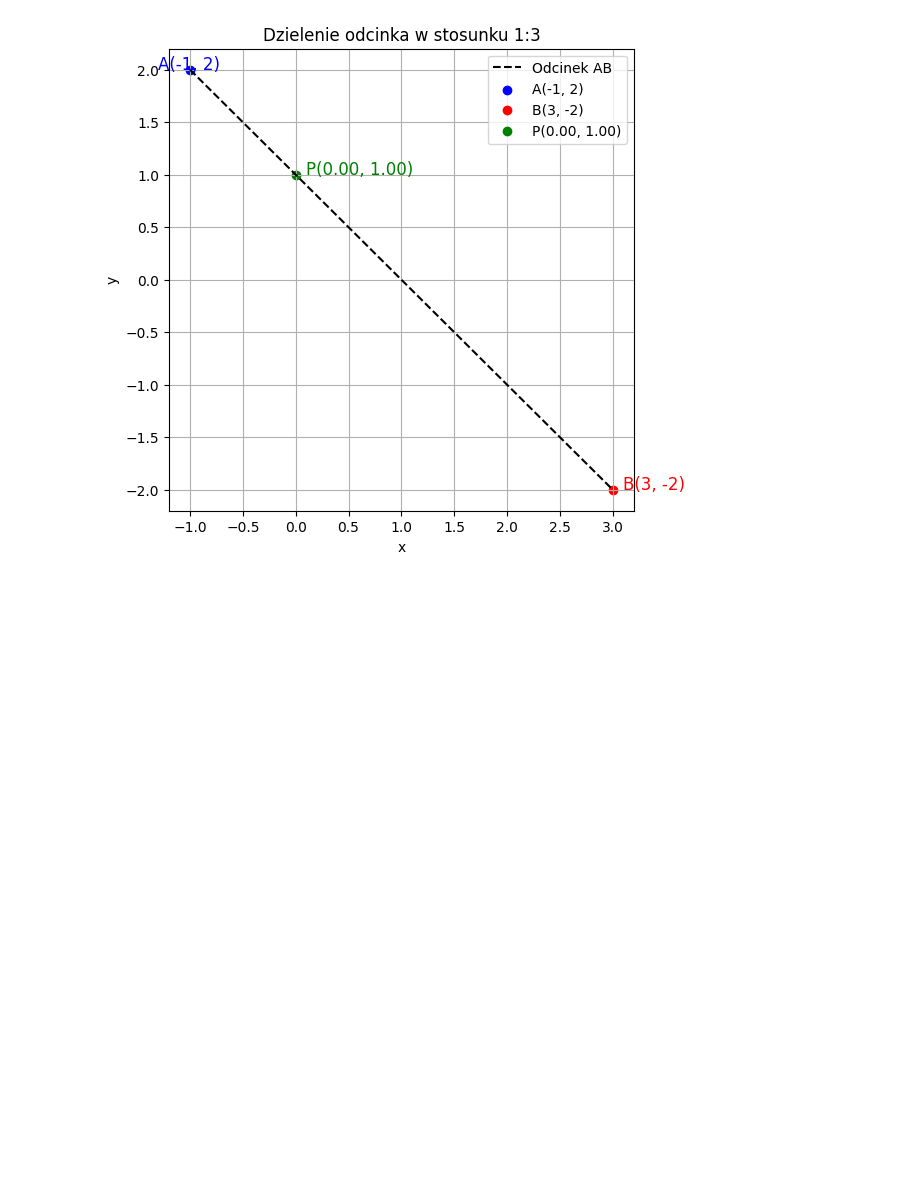
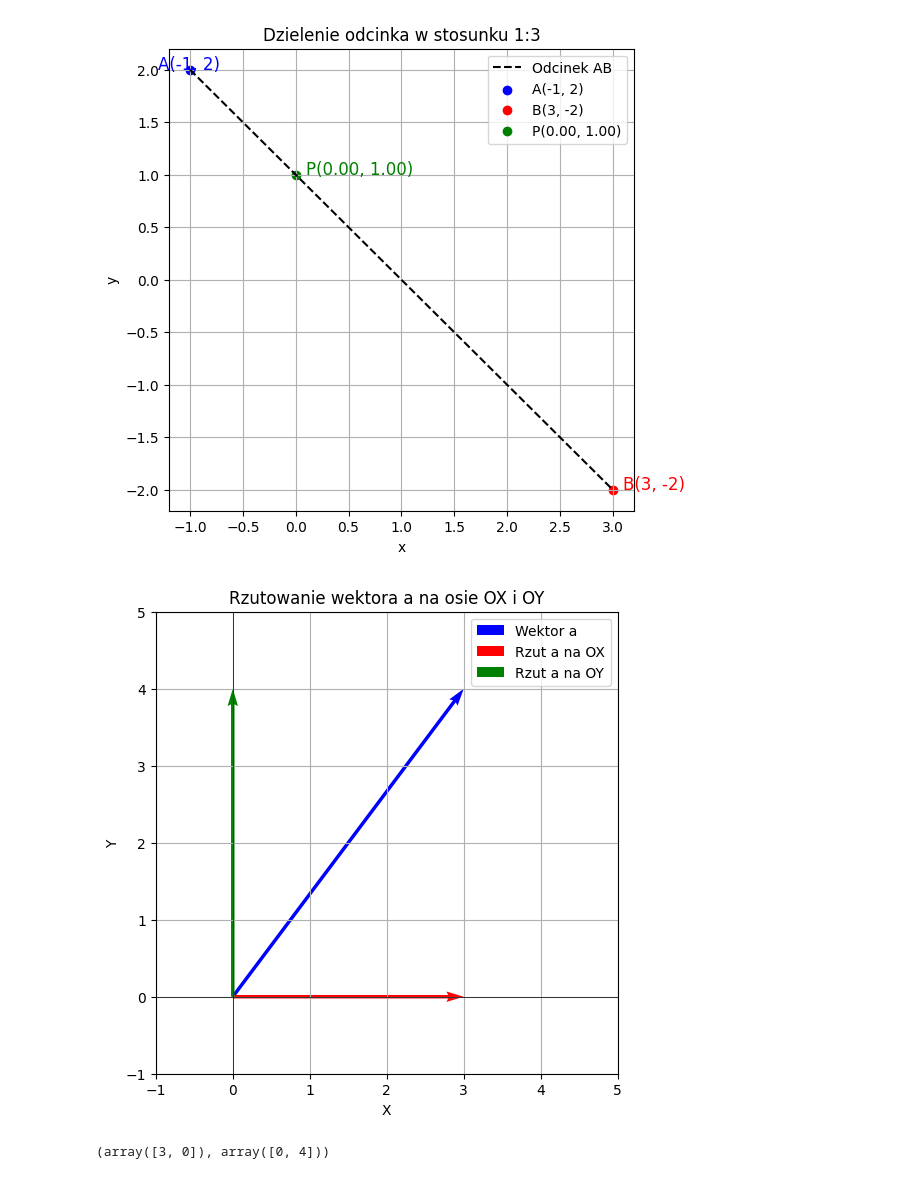
Before and after one commit to DianaHotilovich/Math-2024-25-Winter, a Jupyter notebook: Notebooks_PL/01_Algebra_Liniowa/03_Wektory/LA_Wektory_rzut_podzial.ipynb, the cells around one changed output. Drawn from its saved outputs; the diff is of its cells as text; code cells hidden in the pictures; blank space fills up the shorter version.

```diff
--- a/Notebooks_PL/01_Algebra_Liniowa/03_Wektory/LA_Wektory_rzut_podzial.ipynb
+++ b/Notebooks_PL/01_Algebra_Liniowa/03_Wektory/LA_Wektory_rzut_podzial.ipynb
@@ -147,3 +147,47 @@ plt.legend()
 plt.show()
 # %% [output]
 [figure]
+# %%
+import numpy as np
+import matplotlib.pyplot as plt
+
+# Wektor a oraz wektory jednostkowe i i j
+a = np.array([3, 4])
+i = np.array([1, 0])
+j = np.array([0, 1])
+
+# Rzut a na os OX
+proj_OX_a = (np.dot(a, i)) * i
+
+# Rzut a na os OY
+proj_OY_a = (np.dot(a, j)) * j
+
+# Przygotowanie wykresu
+plt.figure(figsize=(6, 6))
+plt.axhline(0, color='black',linewidth=0.5)
+plt.axvline(0, color='black',linewidth=0.5)
+
+# Oryginalny wektor a
+plt.quiver(0, 0, a[0], a[1], angles='xy', scale_units='xy', scale=1, color='blue', label='Wektor a')
+
+# Rzut na OX
+plt.quiver(0, 0, proj_OX_a[0], proj_OX_a[1], angles='xy', scale_units='xy', scale=1, color='red', label='Rzut a na OX')
+
+# Rzut na OY
+plt.quiver(0, 0, proj_OY_a[0], proj_OY_a[1], angles='xy', scale_units='xy', scale=1, color='green', label='Rzut a na OY')
+
+# Zakres osi i inne ustawienia
+plt.xlim(-1, 5)
+plt.ylim(-1, 5)
+plt.xlabel("X")
+plt.ylabel("Y")
+plt.legend()
+plt.grid()
+plt.gca().set_aspect('equal', adjustable='box')
+plt.title("Rzutowanie wektora a na osie OX i OY")
+plt.show()
+
+proj_OX_a, proj_OY_a
+# %% [output]
+[figure, added]
+(array([3, 0]), array([0, 4]))
```
